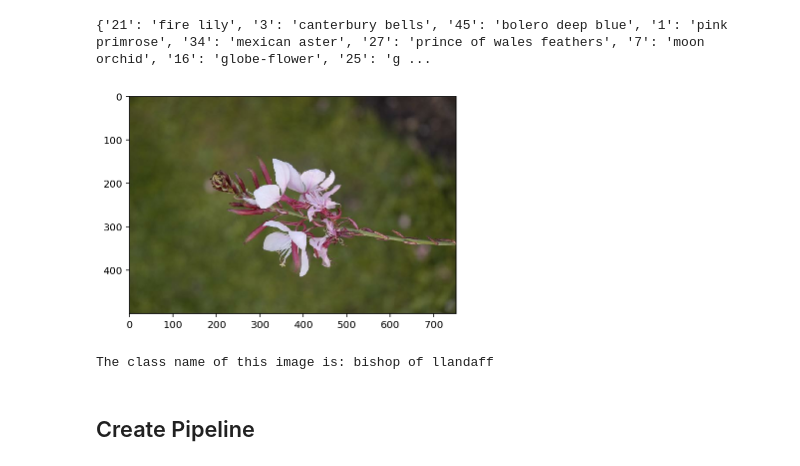
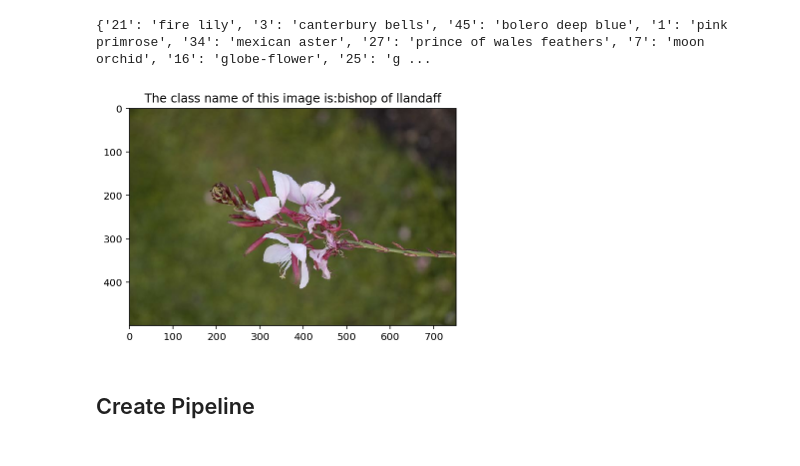
Before and after one commit to waterwheel31/simple_image_classifier, a Jupyter notebook: Project_Image_Classifier_Project.ipynb, the cells around one changed output. Saved outputs shown, nothing was run; the diff lists cells and outputs as text; code cells hidden in the pictures.

```diff
--- a/Project_Image_Classifier_Project.ipynb
+++ b/Project_Image_Classifier_Project.ipynb
@@ -146,18 +146,17 @@ print(class_names)
 # %%
 # TODO: Plot 1 image from the training set. Set the title
 # of the plot to the corresponding class name.
 
 for image, label in training_set.take(1):
     image = image.numpy()
     label = label.numpy()
 
 plt.imshow(image)
+display =  'The class name of this image is:' + class_names[str(label)]
+plt.title(display)
 plt.show()
-
-print('The class name of this image is:', class_names[str(label)])
 # %% [output]
-[figure, old version]
+[figure, new version]
-The class name of this image is: bishop of llandaff
 # %% [markdown]
 ## Create Pipeline
 # %%
```
Also changed, not shown: parts of 6 cells of this notebook, 3 other files.
